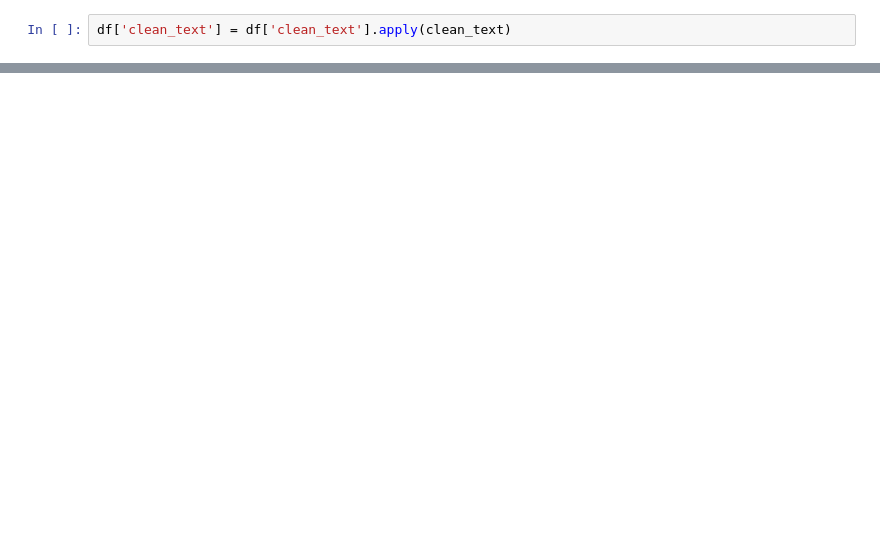
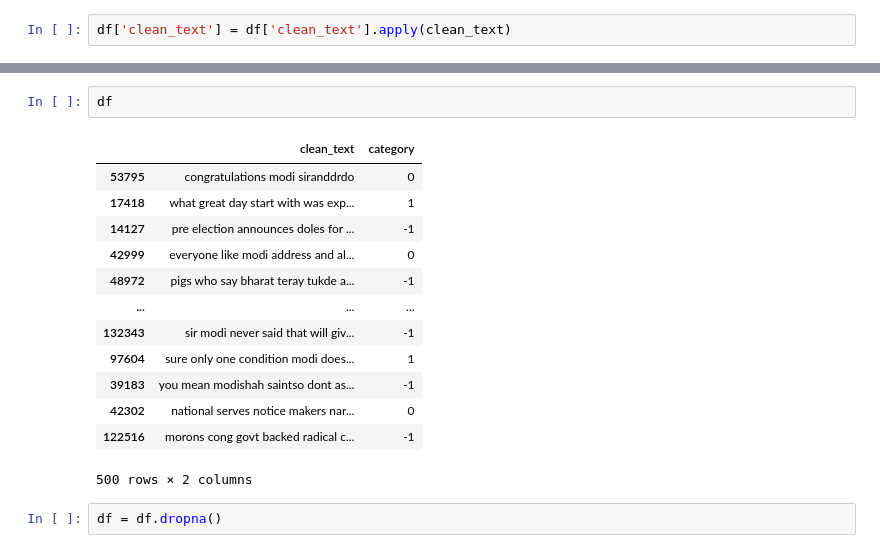
Before and after one commit to DCdetective/Twitter-Analysis, a Jupyter notebook: notebooks/exp1.ipynb, the cells around one changed output, grey strips where cells are left out. Saved outputs shown, nothing was run; the diff lists cells and outputs as text; blank space fills up the shorter version.

```diff
--- a/notebooks/exp1.ipynb
+++ b/notebooks/exp1.ipynb
@@ -76,0 +374,18 @@ df.head()
+# %%
+df
+# %% [output]
+|  | clean_text | category |
+| 53795 | congratulations modi siranddrdo | 0 |
+| 17418 | what great day start with was exp... | 1 |
+| 14127 | pre election announces doles for ... | -1 |
+| 42999 | everyone like modi address and al... | 0 |
+| 48972 | pigs who say bharat teray tukde a... | -1 |
+| ... | ... | ... |
+| 132343 | sir modi never said that will giv... | -1 |
+| 97604 | sure only one condition modi does... | 1 |
+| 39183 | you mean modishah saintso dont as... | -1 |
+| 42302 | national serves notice makers nar... | 0 |
+| 122516 | morons cong govt backed radical c... | -1 |
+500 rows × 2 columns
+# %%
+df = df.dropna()
```
Also changed, not shown: parts of 12 cells of this notebook, 6 other files.
